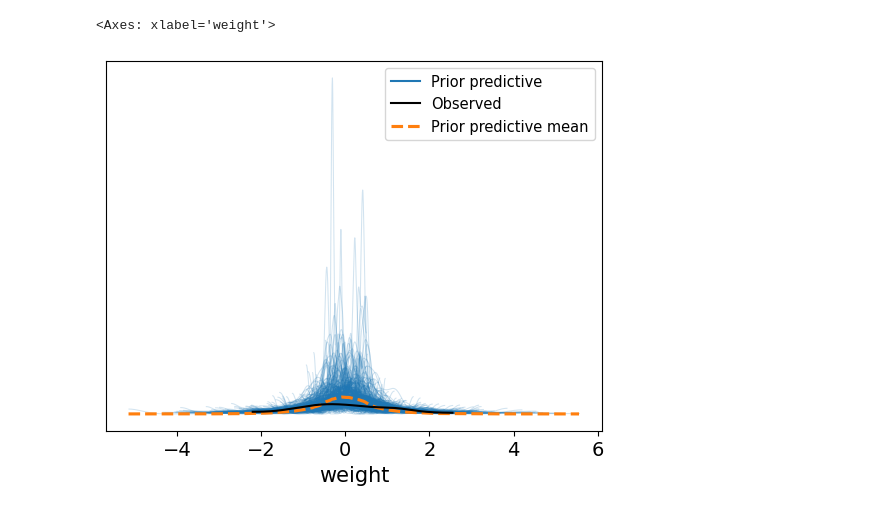
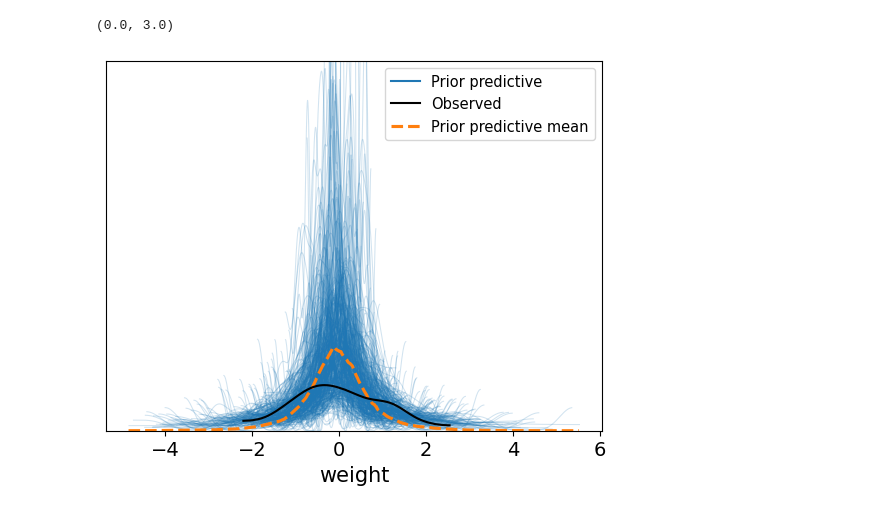
Before and after one commit to voutrata/statistical_rethinking_fork, a Jupyter notebook: my_code/chapter_5/5H2.ipynb, the cells around one changed output. Cells and saved outputs as stored; diff of their text form; code cells hidden in the pictures.

```diff
--- a/my_code/chapter_5/5H2.ipynb
+++ b/my_code/chapter_5/5H2.ipynb
@@ -51,10 +51,11 @@ Sampling: [weight]
 [interactive output not drawn]
 # %%
 # prior predictive check
-az.plot_ppc(prior_predictive, group="prior", var_names=["weight"], observed=True)
+ax = az.plot_ppc(prior_predictive, group="prior", var_names=["weight"], observed=True)
+ax.set_ylim(0, 3)
 # %% [output]
-<Axes: xlabel='weight'>
+(0.0, 3.0)
-[figure, old version]
+[figure, new version]
 # %%
 plot_trace(posterior)
 # %% [output]
```
Also changed, not shown: parts of 8 cells of this notebook, 3 other files.
